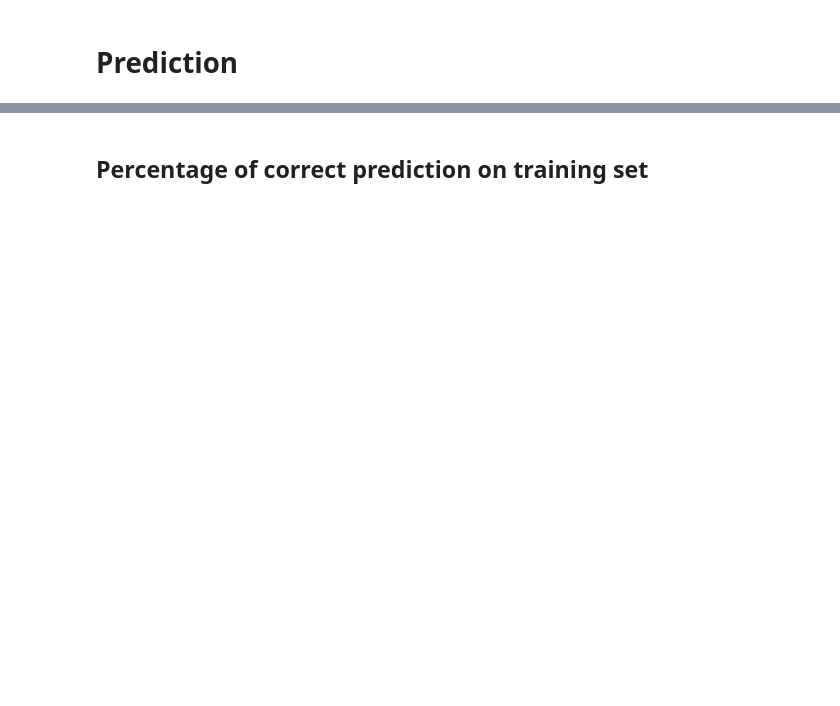
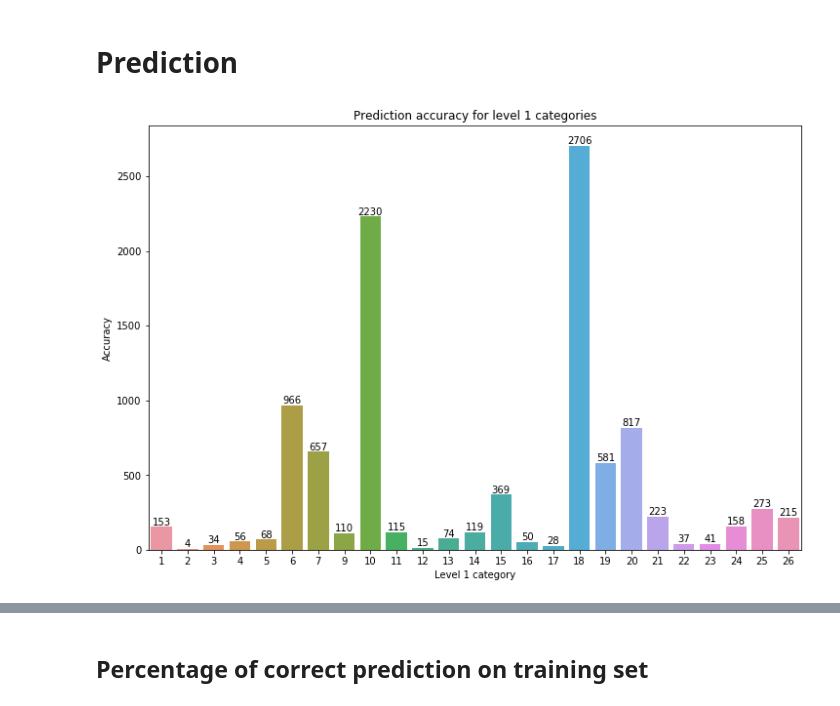
Before and after one commit to natuan/bert, a Jupyter notebook: Prediction Inspection.ipynb, the cells around one changed output, grey strips where cells are left out. Cells and saved outputs as stored; diff of their text form; code cells hidden in the pictures; blank space fills up the shorter version.

```diff
--- a/Prediction Inspection.ipynb
+++ b/Prediction Inspection.ipynb
@@ -39,2 +53,6 @@ train_predict = pd.read_csv(os.path.join(OUTPUT_DIR, 'train_predict.csv'))
+# %%
+vs.plot_accuracy(train_predict, figsize=(12,8))
+# %% [output]
+[figure, added]
 # %%
 train_predict['correct'] = train_predict['predicted_label'] == train_predict['label']
```
Also changed, not shown: parts of 20 cells of this notebook, 1 other file.
